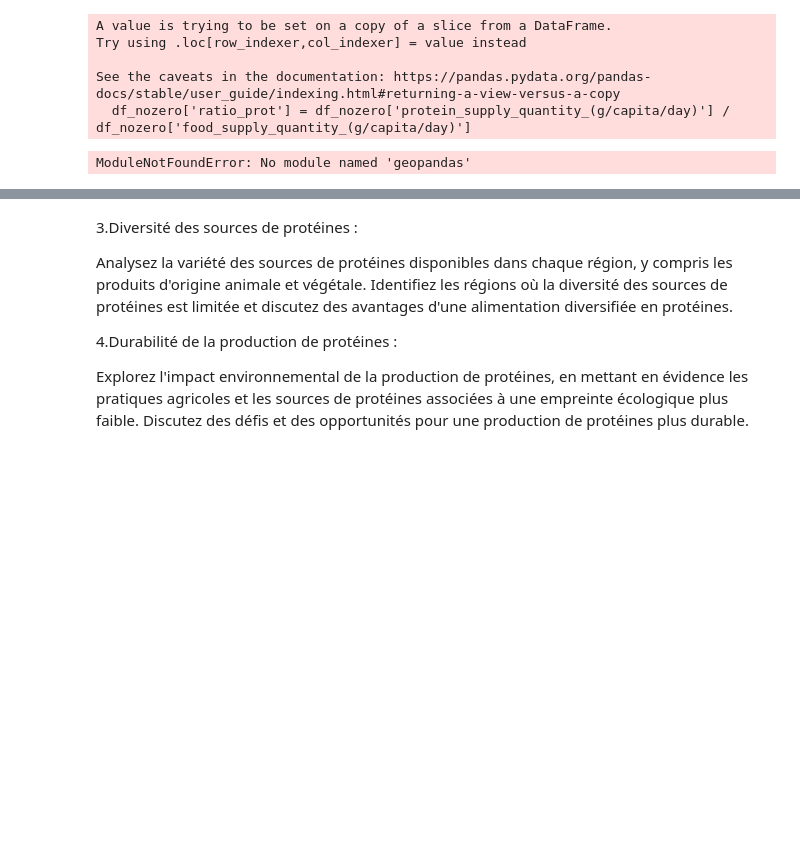
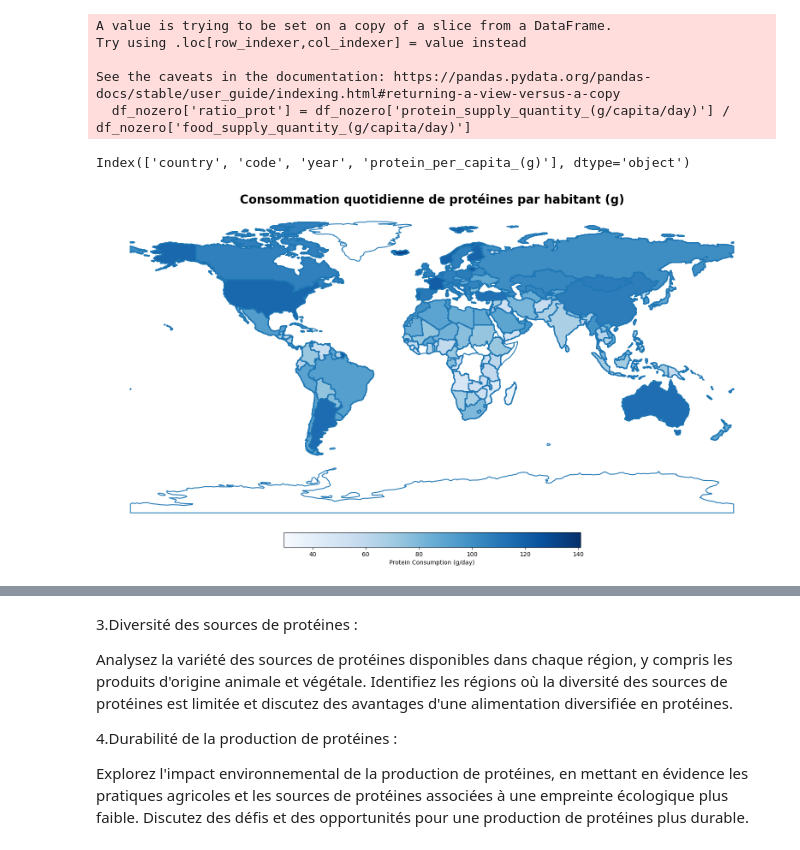
Before and after one commit to faridig/FAO_STAT, a Jupyter notebook: main.ipynb, the cells around one changed output, grey strips where cells are left out. Cells and saved outputs as stored; diff of their text form; code cells hidden in the pictures; blank space fills up the shorter version.

```diff
--- a/main.ipynb
+++ b/main.ipynb
@@ -561,34 +561,35 @@ See the caveats in the documentation: https://pandas.pydata.org/pandas-docs/stab
 # %%
 import geopandas as gpd
 import matplotlib.pyplot as plt
 import seaborn as sns
 import pandas as pd
 
-df_world_prot = pd.read_csv("daily-per-capita-protein-supply.csv")
+df_world_prot = pd.read_csv("csv/daily-per-capita-protein-supply.csv")
 
 df_world_prot = df_world_prot.rename(columns={'Total': 'protein_per_capita_(g)', 'Code': 'code', 'Year': 'year'})
 df_world_prot = df_world_prot.rename(columns={
     'Total | 00002901 || Food available for consumption | 0674pc || grams of protein per day per capita': 'protein_per_capita_(g)',
     'Entity': 'country'})
 
 print(df_world_prot.columns)
 # Téléchargez la carte du monde en utilisant geopandas
 world = gpd.read_file(gpd.datasets.get_path('naturalearth_lowres'))
 
 # Fusionnez le DataFrame avec les données sur la carte du monde
 world = world.merge(df_world_prot, how='left', left_on='name', right_on='country')
 
 # Créez la heatmap du monde
 fig, ax = plt.subplots(1, 1, figsize=(20,15 ))
 world.boundary.plot(ax=ax)
 world.plot(column='protein_per_capita_(g)', cmap='Blues', linewidth=0.8, ax=ax, edgecolor='0.8', legend=True, legend_kwds={'label': "Protein Consumption (g/day)", 'orientation': "horizontal", 'shrink': 0.8, 'pad': 0.01, 'fraction': 0.03})
 
 # Ajoutez une légende
 ax.set_title('Consommation quotidienne de protéines par habitant (g)', fontsize=20, fontweight='bold')
 ax.set_axis_off()
 
 plt.show()
 # %% [output]
-ModuleNotFoundError: No module named 'geopandas'
+Index(['country', 'code', 'year', 'protein_per_capita_(g)'], dtype='object')
+[figure, added]
 # %%
 # # Charger le GeoDataFrame représentant les frontières du monde
```
Also changed, not shown: parts of 8 cells of this notebook, 59 other files.
